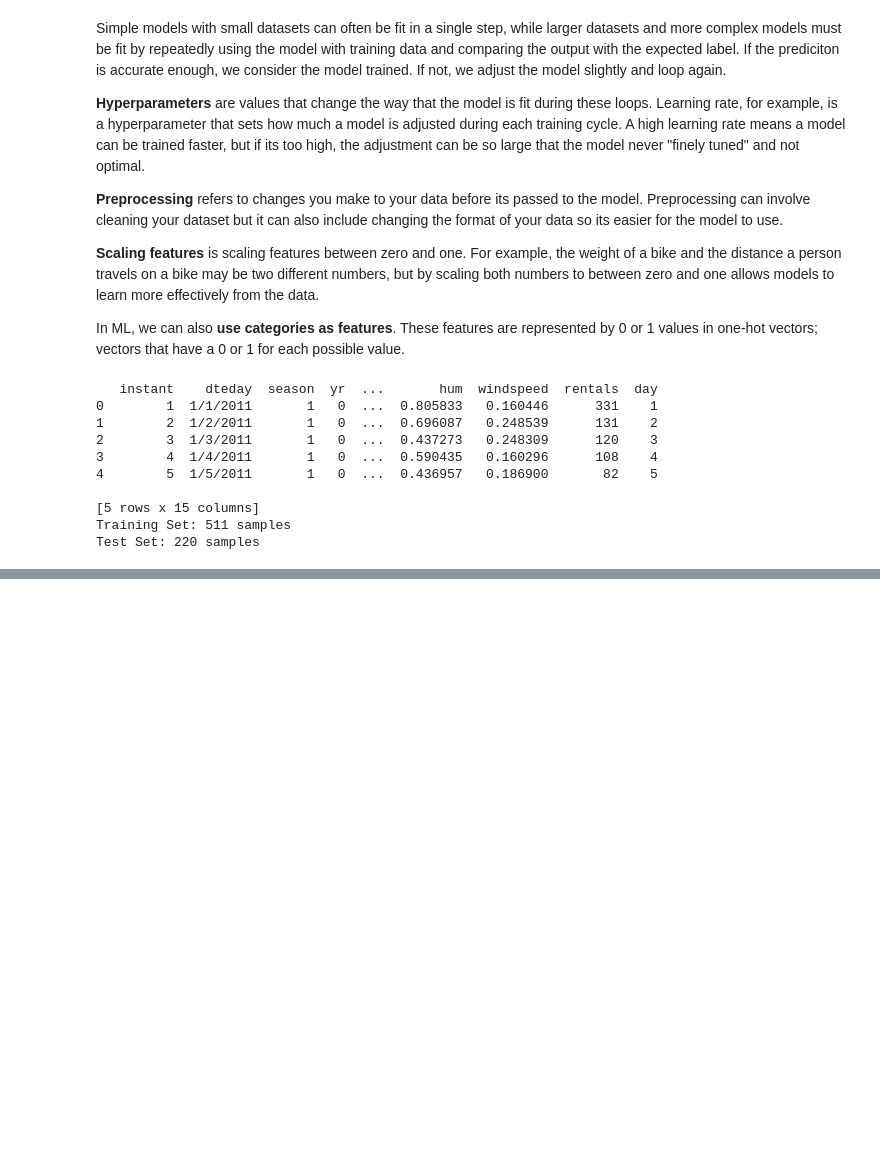
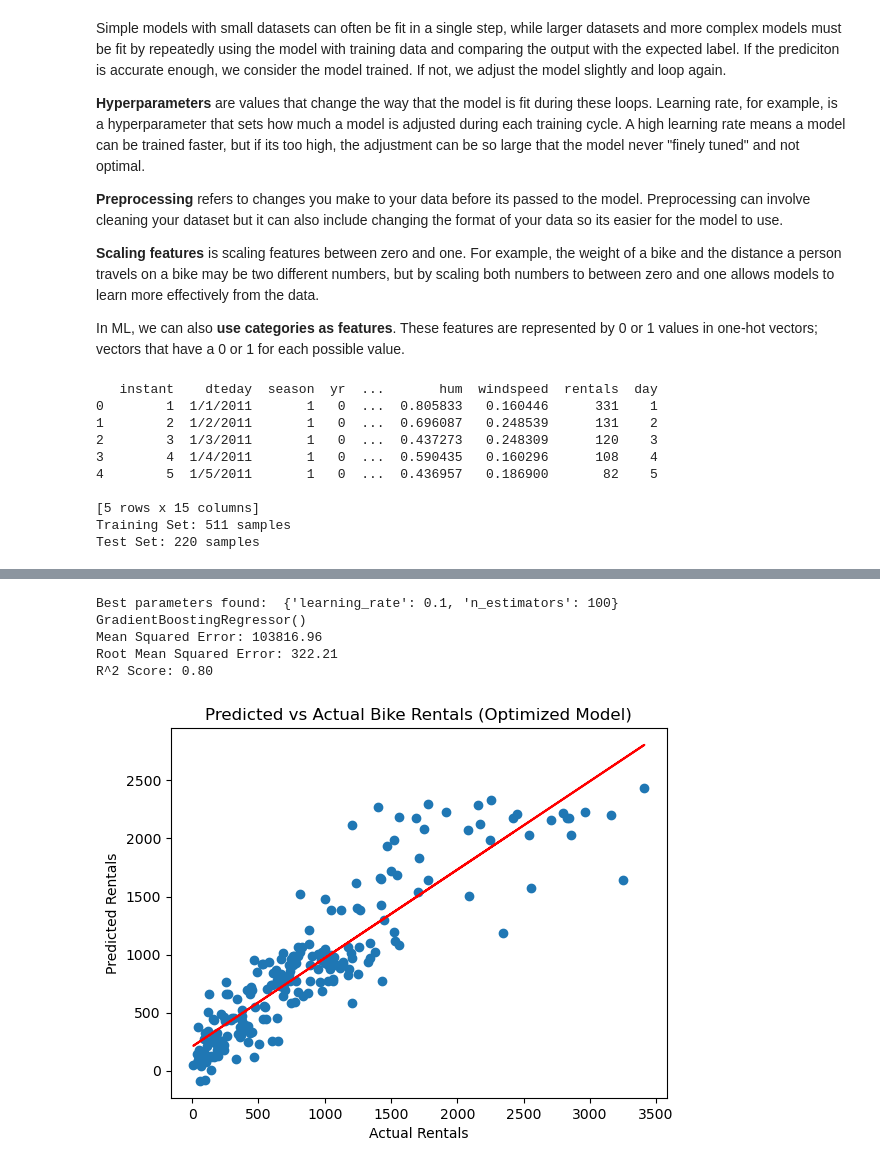
Before and after one commit to prasadpatole1987/Foundation_DS_for_ML, a Jupyter notebook: Evaluate_Regression_Models/improve_models.ipynb, the cells around one changed output, grey strips where cells are left out. Cells and saved outputs as stored; diff of their text form; code cells hidden in the pictures; blank space fills up the shorter version.

```diff
--- a/Evaluate_Regression_Models/improve_models.ipynb
+++ b/Evaluate_Regression_Models/improve_models.ipynb
@@ -79,0 +86,42 @@ R^2 Score: 0.80
+# %%
+from sklearn.model_selection import GridSearchCV
+from sklearn.metrics import make_scorer, r2_score
+
+alg = GradientBoostingRegressor()
+
+params = {
+    'learning_rate': [0.1, 0.5, 1.0],
+    'n_estimators': [50, 100, 150],
+}
+
+score = make_scorer(r2_score)
+gridsearch = GridSearchCV(alg, param_grid=params, scoring=score, cv=3, return_train_score=True)
+gridsearch.fit(X_train, y_train)
+print("Best parameters found: ", gridsearch.best_params_)
+
+model = gridsearch.best_estimator_
+print(model)
+
+predictions = model.predict(X_test)
+mse = mean_squared_error(y_test, predictions)
+print(f'Mean Squared Error: {mse:.2f}')
+rmse = np.sqrt(mse)
+print(f'Root Mean Squared Error: {rmse:.2f}')
+r2 = r2_score(y_test, predictions)
+print(f'R^2 Score: {r2:.2f}')
+
+plt.scatter(y_test, predictions)
+plt.xlabel('Actual Rentals')
+plt.ylabel('Predicted Rentals')
+plt.title('Predicted vs Actual Bike Rentals (Optimized Model)')
+z = np.polyfit(y_test, predictions, 1)
+p = np.poly1d(z)
+plt.plot(y_test,p(y_test),color='red')
+plt.show()
+# %% [output]
+Best parameters found:  {'learning_rate': 0.1, 'n_estimators': 100}
+GradientBoostingRegressor()
+Mean Squared Error: 103816.96
+Root Mean Squared Error: 322.21
+R^2 Score: 0.80
+[figure, added]
```
Also changed, not shown: parts of 2 cells of this notebook, 6 other files.
